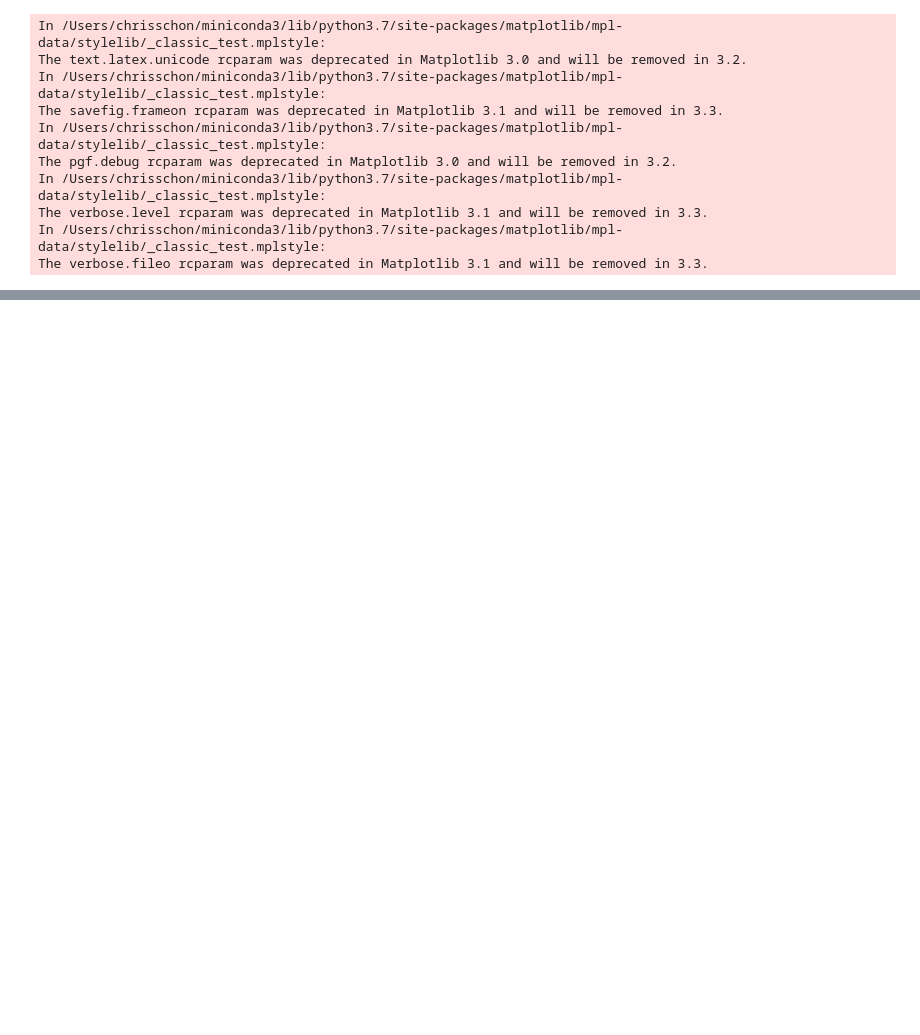
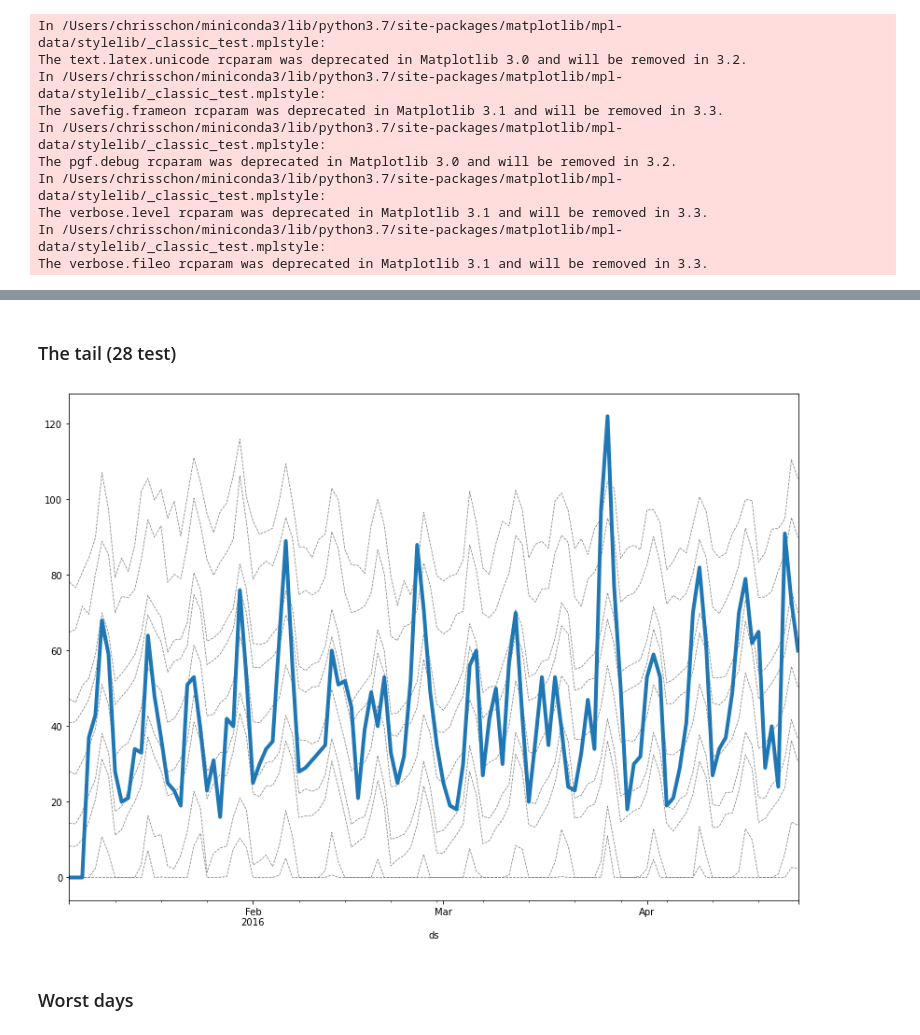
Before and after one commit to chrisgschon/M5Forecasting-Uncertainty, a Jupyter notebook: eda.ipynb, the cells around one changed output, grey strips where cells are left out. Drawn from its saved outputs; the diff is of its cells as text; code cells hidden in the pictures; blank space fills up the shorter version.

```diff
--- a/eda.ipynb
+++ b/eda.ipynb
@@ -27,5 +24,5 @@ d = DataLoader()
 # %%
 d.load_lookups()
 # %%
-sales_df = d.load_sales_df(**{'filters':{'item_id':2779,'store_id':0}})
+sales_df = d.load_sales_df({'filters':{'item_id':2314,'store_id':1}})
 # %%
@@ -48,0 +99,12 @@ ValueError: Regressor 'sell_price' missing from dataframe
+# %% [markdown]
+### The tail (28 test)
+# %%
+lookback = 28*4
+fig, ax = plt.subplots(figsize = (14,10))
+pred_quantiles_ds.iloc[-lookback:,:].plot(ax = ax, **{'ls': '--', 'color': 'grey', 'linewidth': 0.75})
+pd.Series(s.tseries.values, index = sales_df['ds']).iloc[-lookback:].plot(ax = ax, **{'linewidth':4})
+ax.get_legend().remove()
+# %% [output]
+[figure, added]
+# %% [markdown]
+### Worst days
```
Also changed, not shown: parts of 21 cells of this notebook, 1 other file.
